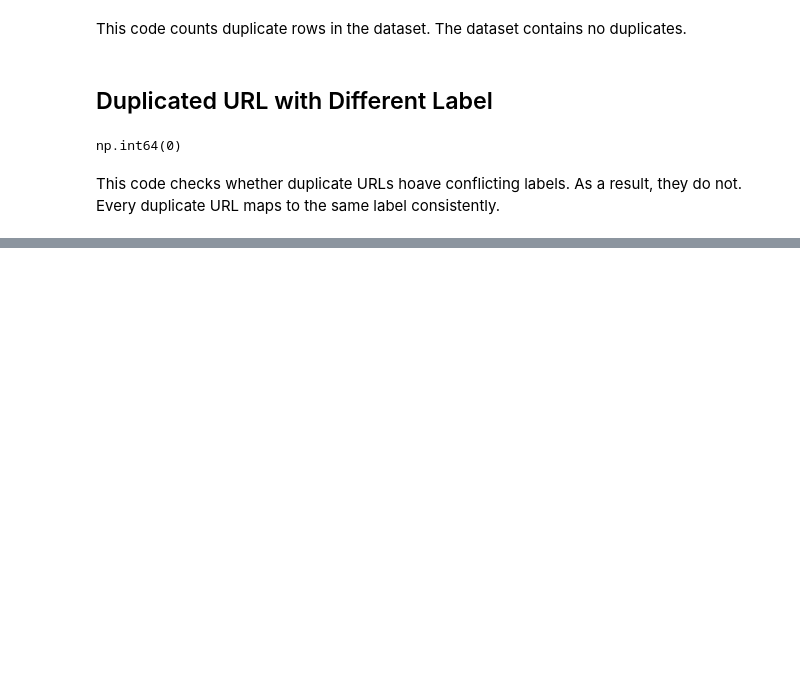
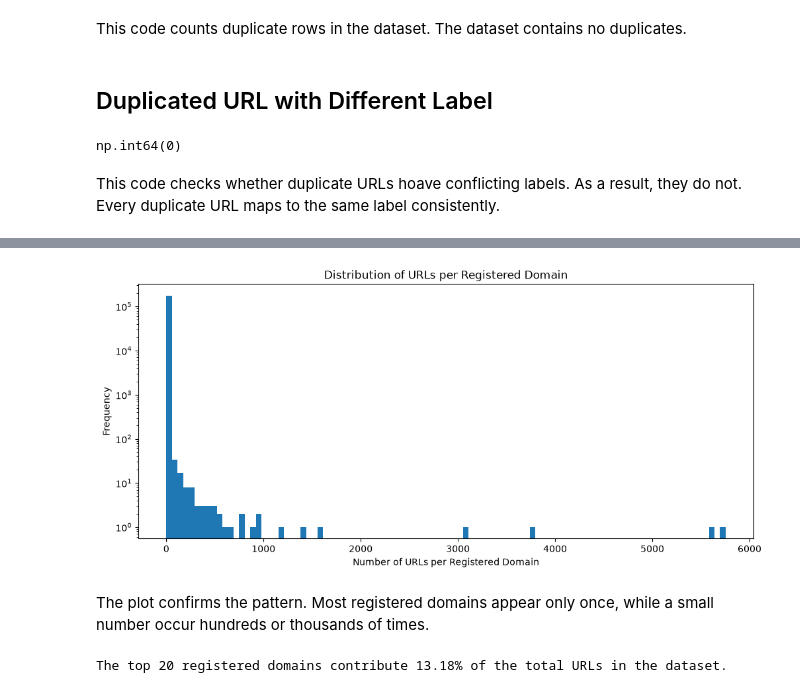
Before and after one commit to EddieYung2335/phishing_url_detection, a Jupyter notebook: notebooks/01_eda.ipynb, the cells around one changed output, grey strips where cells are left out. Cells and saved outputs as stored; diff of their text form; code cells hidden in the pictures; blank space fills up the shorter version.

Commit message:
feat: add URL feature extraction and domain distribution analysis
- Parse urls with tldextract
- add registered_domain feature
- generate visualisation of urls per registered domain distribution

```diff
--- a/notebooks/01_eda.ipynb
+++ b/notebooks/01_eda.ipynb
@@ -96,0 +101,7 @@ This code checks whether duplicate URLs hoave conflicting labels. As a result, t
+# %%
+extractor = tldextract.TLDExtract()
+parsed_urls = df["URL"].apply(extractor)
+df["registered_domain"] = parsed_urls.apply(lambda x: x.registered_domain)
+df["suffix"] = parsed_urls.apply(lambda x: x.suffix)
+df["subdomain"] = parsed_urls.apply(lambda x: x.subdomain)
+parsed_urls.head(10)
@@ -96,0 +124,4 @@ This code checks whether duplicate URLs hoave conflicting labels. As a result, t
+# %%
+number_domains = df["registered_domain"].nunique()
+per_domain = df["registered_domain"].value_counts()
+per_domain.describe()
@@ -96,0 +148,13 @@ This code checks whether duplicate URLs hoave conflicting labels. As a result, t
+# %%
+per_domain.plot(kind="hist", bins=100, logy=True, figsize=(12,5), title="Distribution of URLs per Registered Domain", xlabel="Number of URLs per Registered Domain")
+plt.savefig("../reports/figures/urls_per_registered_domain.png", dpi=300, bbox_inches="tight")
+# %% [output]
+[figure, added]
+# %% [markdown]
+The plot confirms the pattern. Most registered domains appear only once, while a small number occur hundreds or thousands of times.
+# %%
+top20 = per_domain.head(20)
+contribution_of_top20 = top20.sum() / len(df) * 100
+print(f"The top 20 registered domains contribute {contribution_of_top20:.2f}% of the total URLs in the dataset.")
+# %% [output]
+The top 20 registered domains contribute 13.18% of the total URLs in the dataset.
```
Also changed, not shown: parts of 11 cells of this notebook, 1 other file.
